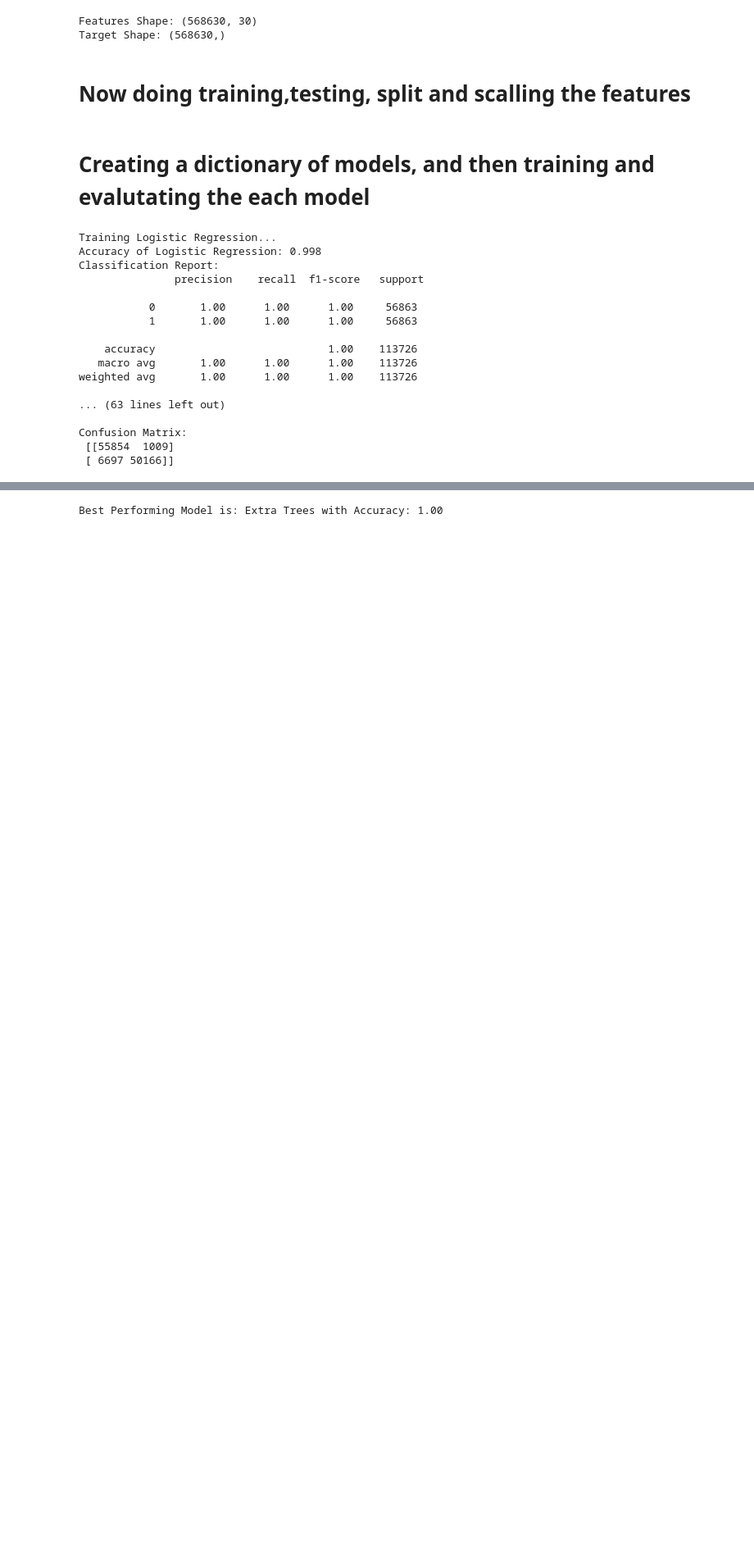
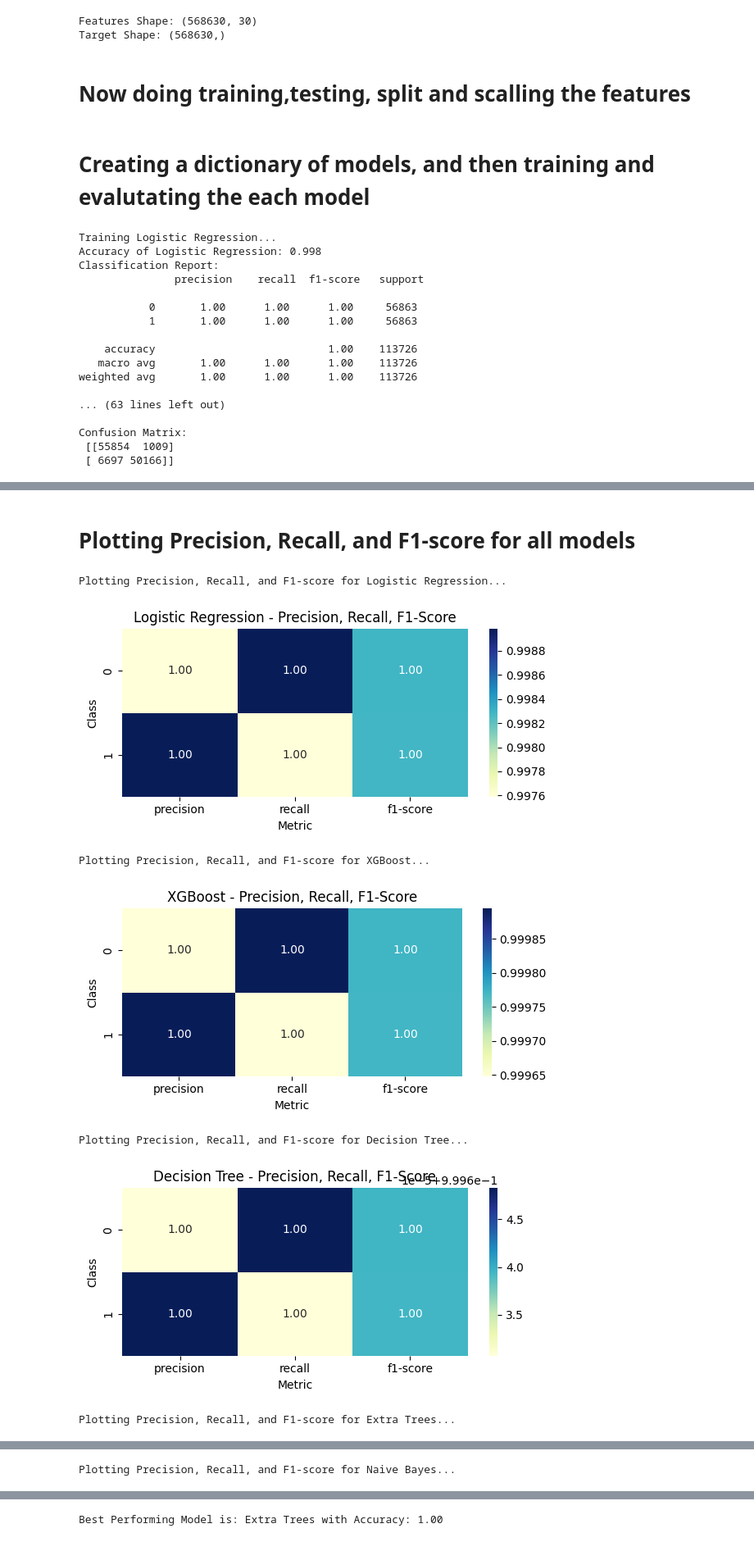
Before and after one commit to Fauzan555/Credit_card_fraud_detection, a Jupyter notebook: credit_card_fraud_detection.ipynb, the cells around one changed output, grey strips where cells are left out. Shown: that part at 82% size. Drawn from its saved outputs; the diff is of its cells as text; code cells hidden in the pictures; blank space fills up the shorter version.

```diff
--- a/credit_card_fraud_detection.ipynb
+++ b/credit_card_fraud_detection.ipynb
@@ -111,0 +138,32 @@ Confusion Matrix:
+# %% [markdown]
+# Plotting Precision, Recall, and F1-score for all models
+# %%
+import matplotlib.pyplot as plt
+import seaborn as sns
+import pandas as pd
+from sklearn.metrics import classification_report
+
+for name, model in models.items():
+    print(f"\nPlotting Precision, Recall, and F1-score for {name}...")
+
+    y_pred = model.predict(X_test_scaled)
+    report_dict = classification_report(y_test, y_pred, output_dict=True)
+
+
+    report_df = pd.DataFrame(report_dict).T.loc[['0', '1'], ['precision', 'recall', 'f1-score']]
+
+    plt.figure(figsize=(6, 3))
+    sns.heatmap(report_df, annot=True, cmap='YlGnBu', fmt=".2f")
+    plt.title(f"{name} - Precision, Recall, F1-Score")
+    plt.ylabel("Class")
+    plt.xlabel("Metric")
+    plt.tight_layout()
+    plt.show()
+# %% [output]
+Plotting Precision, Recall, and F1-score for Logistic Regression...
+[figure, added]
+Plotting Precision, Recall, and F1-score for XGBoost...
+[figure, added]
+Plotting Precision, Recall, and F1-score for Decision Tree...
+[figure, added]
+Plotting Precision, Recall, and F1-score for Extra Trees...
@@ -111,0 +171 @@ Confusion Matrix:
+Plotting Precision, Recall, and F1-score for Naive Bayes...
```
Also changed, not shown: parts of 6 cells of this notebook.
